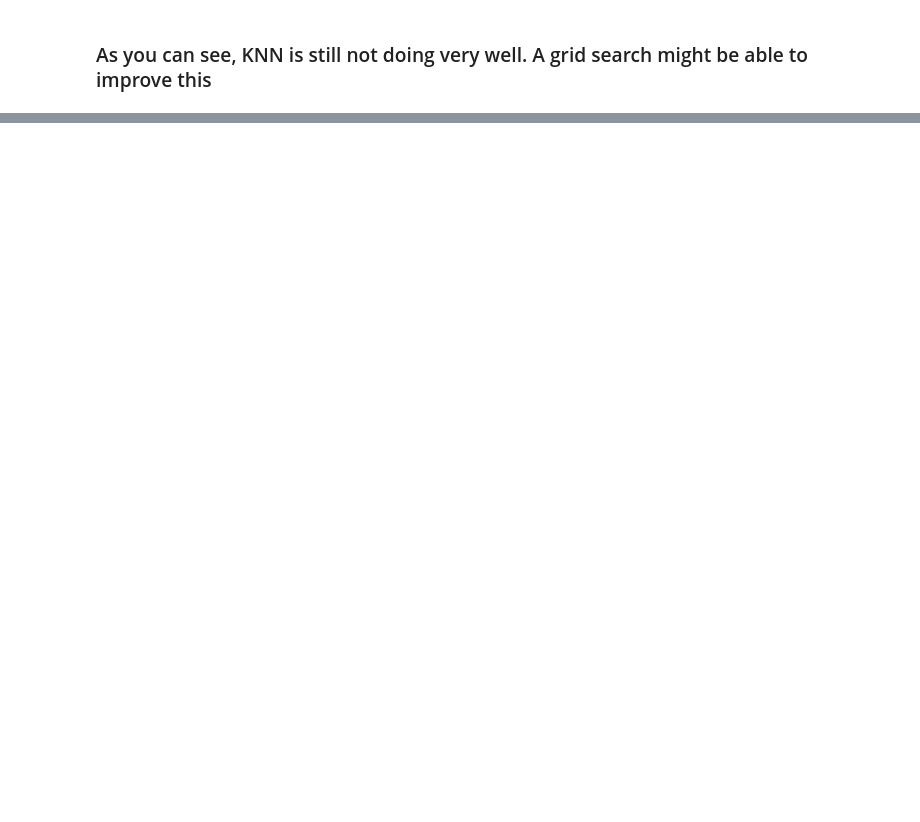
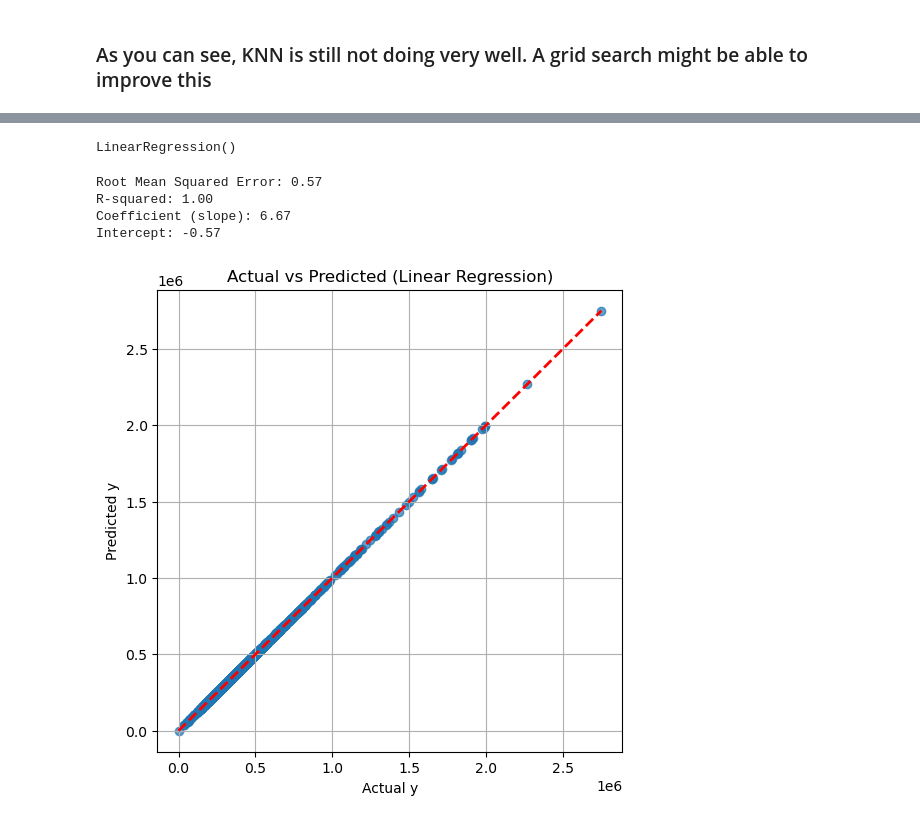
Before and after one commit to aarschne/UN5550finalproject, a Jupyter notebook: ML.ipynb, the cells around one changed output, grey strips where cells are left out. Drawn from its saved outputs; the diff is of its cells as text; code cells hidden in the pictures; blank space fills up the shorter version.

```diff
--- a/ML.ipynb
+++ b/ML.ipynb
@@ -1098,0 +1246,45 @@ RMSE: 145534.846, R²: 0.748
+# %%
+# make the regressor as the booking down payment
+X = df[["booking_down_pymnt"]]
+y = df["sale_price"]
+# %%
+# make the train test split
+X_train, X_test, y_train, y_test = train_test_split(X, y, test_size=0.2, random_state=26)
+# %%
+# fit the linear model
+model = LinearRegression()
+model.fit(X_train, y_train)
+# %% [output]
+LinearRegression()
+# %%
+# predict the y values
+y_pred = model.predict(X_test)
+# %%
+rmse = np.sqrt(mean_squared_error(y_test, y_pred))
+r2 = r2_score(y_test, y_pred)
+
+print(f"Root Mean Squared Error: {rmse:.2f}")
+print(f"R-squared: {r2:.2f}")
+
+# You can also access the model's coefficients and intercept
+print(f"Coefficient (slope): {model.coef_[0]:.2f}")
+print(f"Intercept: {model.intercept_:.2f}")
+# %% [output]
+Root Mean Squared Error: 0.57
+R-squared: 1.00
+Coefficient (slope): 6.67
+Intercept: -0.57
+# %%
+# make a graph of the actual versus predicted y
+plt.figure(figsize=(6,6))
+plt.scatter(y_test, y_pred, alpha=0.7)
+plt.plot([y_test.min(), y_test.max()],
+         [y_test.min(), y_test.max()],
+         'r--', lw=2)
+plt.xlabel("Actual y")
+plt.ylabel("Predicted y")
+plt.title("Actual vs Predicted (Linear Regression)")
+plt.grid(True)
+plt.show()
+# %% [output]
+[figure, added]
```
Also changed, not shown: parts of 25 cells of this notebook.
